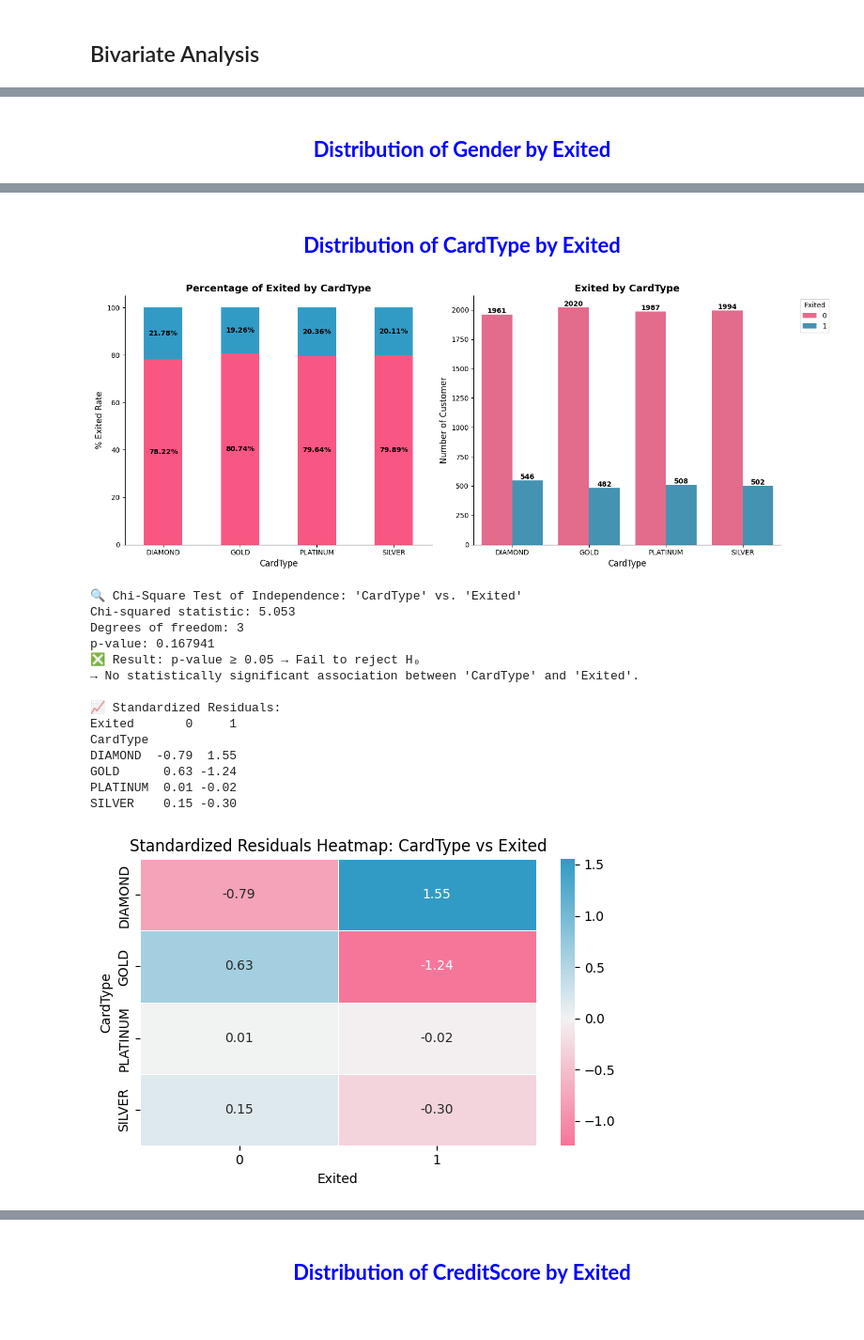
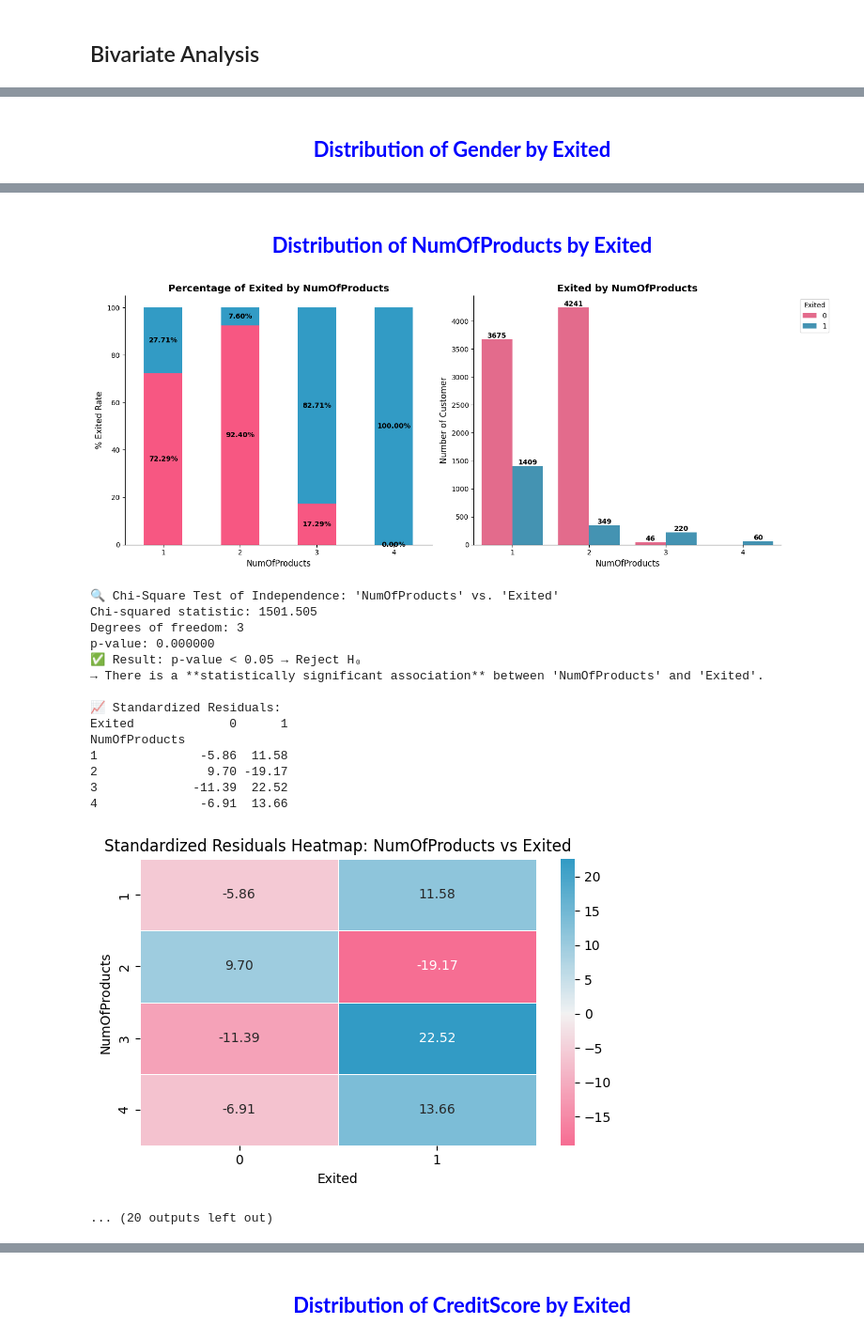
Before and after one commit to daominhthuan42/mindx-data-analytics-bootcamp, a Jupyter notebook: 01_MODULE_2/FINAL_PROJECT/Customer_churn.ipynb, the cells around one changed output, grey strips where cells are left out. Shown at 94% size. Cells and saved outputs as stored; diff of their text form; code cells hidden in the pictures.

```diff
--- a/01_MODULE_2/FINAL_PROJECT/Customer_churn.ipynb
+++ b/01_MODULE_2/FINAL_PROJECT/Customer_churn.ipynb
@@ -1702,7 +1603,7 @@ def bivariate_percent_plot(cat, df, figsize=(15, 6), order = None, rot = 0):
 
     cal_ChiSquare(cat_feature=cat, target_feature="Exited", df=df, show_residuals=True)
 # %%
-for feature in cat_features:
+for feature in df_customer_churn.select_dtypes(include=["category"]).columns.tolist():
     bivariate_percent_plot(cat=feature, df= df_customer_churn)
 # %% [output]
 Distribution of Geography by Exited
@@ -1712,45 +1613,46 @@ Chi-squared statistic: 300.626
 Degrees of freedom: 2
 p-value: 0.000000
 ✅ Result: p-value < 0.05 → Reject H₀
 → There is a **statistically significant association** between 'Geography' and 'Exited'.
 
 📈 Standardized Residuals:
 Exited        0      1
 Geography
 France     3.34  -6.60
 Germany   -6.77  13.38
 Spain      2.07  -4.09
 [figure]
 Distribution of Gender by Exited
 [figure]
 🔍 Chi-Square Test of Independence: 'Gender' vs. 'Exited'
 Chi-squared statistic: 112.397
 Degrees of freedom: 1
 p-value: 0.000000
 ✅ Result: p-value < 0.05 → Reject H₀
 → There is a **statistically significant association** between 'Gender' and 'Exited'.
 
 📈 Standardized Residuals:
 Exited     0     1
 Gender
 Female -3.54  7.00
 Male    3.23 -6.39
 [figure]
-Distribution of CardType by Exited
+Distribution of NumOfProducts by Exited
-[figure, old version]
+[figure, new version]
-🔍 Chi-Square Test of Independence: 'CardType' vs. 'Exited'
-Chi-squared statistic: 5.053
+🔍 Chi-Square Test of Independence: 'NumOfProducts' vs. 'Exited'
+Chi-squared statistic: 1501.505
 Degrees of freedom: 3
-p-value: 0.167941
-❎ Result: p-value ≥ 0.05 → Fail to reject H₀
-→ No statistically significant association between 'CardType' and 'Exited'.
+p-value: 0.000000
+✅ Result: p-value < 0.05 → Reject H₀
+→ There is a **statistically significant association** between 'NumOfProducts' and 'Exited'.
 
 📈 Standardized Residuals:
-Exited       0     1
-CardType
-DIAMOND  -0.79  1.55
-GOLD      0.63 -1.24
-PLATINUM  0.01 -0.02
-SILVER    0.15 -0.30
+Exited             0      1
+NumOfProducts
+1              -5.86  11.58
+2               9.70 -19.17
+3             -11.39  22.52
+4              -6.91  13.66
-[figure, old version]
+[figure, new version]
+... (20 outputs left out)
 # %% [markdown]
```
Also changed, not shown: parts of 117 cells of this notebook, 8 other files.
